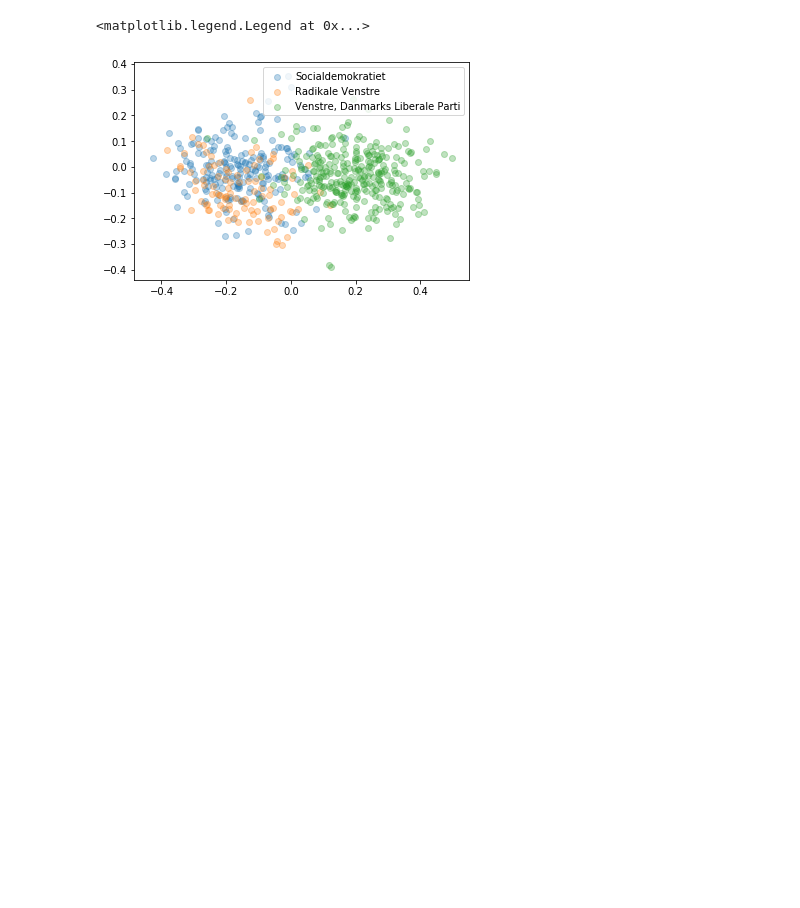
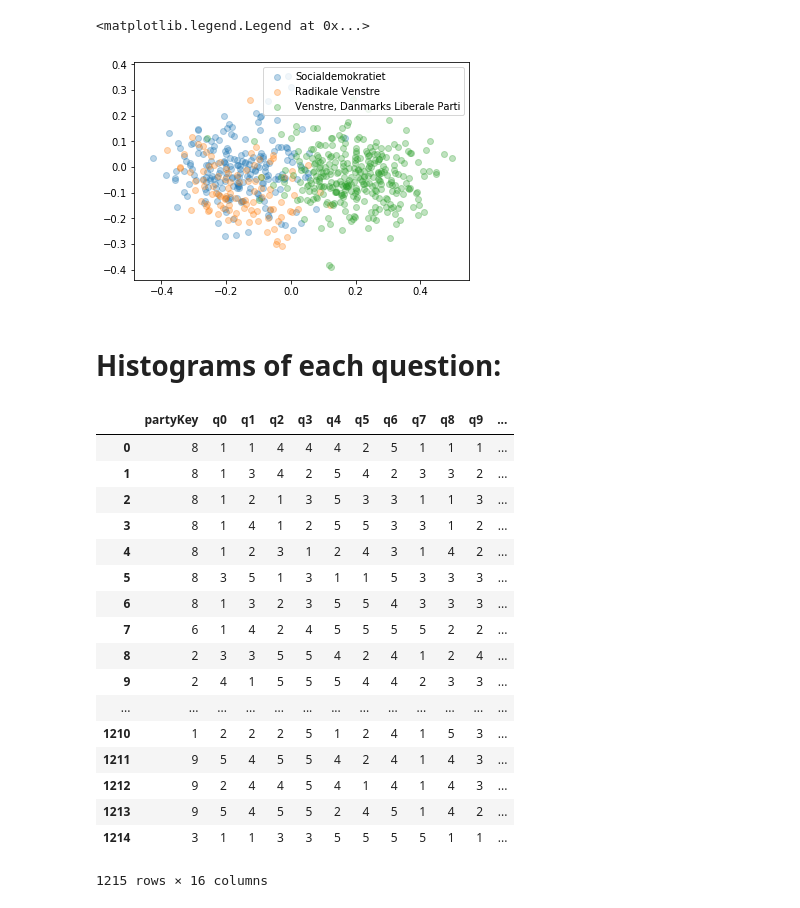
Before and after one commit to JonasPC/BayesFactorModel, a Jupyter notebook: notebooks/cleaningkv17data.ipynb, the cells around one changed output. Saved outputs shown, nothing was run; the diff lists cells and outputs as text; code cells hidden in the pictures; blank space fills up the shorter version.

```diff
--- a/notebooks/cleaningkv17data.ipynb
+++ b/notebooks/cleaningkv17data.ipynb
@@ -238,3 +246,26 @@ plt.legend()
 # %% [output]
 <matplotlib.legend.Legend at 0x...>
 [figure]
+# %% [markdown]
+# Histograms of each question:
+# %%
+df
+# %% [output]
+|  | partyKey | q0 | q1 | q2 | q3 | q4 | q5 | q6 | q7 | q8 | q9 | ... |
+| 0 | 8 | 1 | 1 | 4 | 4 | 4 | 2 | 5 | 1 | 1 | 1 | ... |
+| 1 | 8 | 1 | 3 | 4 | 2 | 5 | 4 | 2 | 3 | 3 | 2 | ... |
+| 2 | 8 | 1 | 2 | 1 | 3 | 5 | 3 | 3 | 1 | 1 | 3 | ... |
+| 3 | 8 | 1 | 4 | 1 | 2 | 5 | 5 | 3 | 3 | 1 | 2 | ... |
+| 4 | 8 | 1 | 2 | 3 | 1 | 2 | 4 | 3 | 1 | 4 | 2 | ... |
+| 5 | 8 | 3 | 5 | 1 | 3 | 1 | 1 | 5 | 3 | 3 | 3 | ... |
+| 6 | 8 | 1 | 3 | 2 | 3 | 5 | 5 | 4 | 3 | 3 | 3 | ... |
+| 7 | 6 | 1 | 4 | 2 | 4 | 5 | 5 | 5 | 5 | 2 | 2 | ... |
+| 8 | 2 | 3 | 3 | 5 | 5 | 4 | 2 | 4 | 1 | 2 | 4 | ... |
+| 9 | 2 | 4 | 1 | 5 | 5 | 5 | 4 | 4 | 2 | 3 | 3 | ... |
+| ... | ... | ... | ... | ... | ... | ... | ... | ... | ... | ... | ... | ... |
+| 1210 | 1 | 2 | 2 | 2 | 5 | 1 | 2 | 4 | 1 | 5 | 3 | ... |
+| 1211 | 9 | 5 | 4 | 5 | 5 | 4 | 2 | 4 | 1 | 4 | 3 | ... |
+| 1212 | 9 | 2 | 4 | 4 | 5 | 4 | 1 | 4 | 1 | 4 | 3 | ... |
+| 1213 | 9 | 5 | 4 | 5 | 5 | 2 | 4 | 5 | 1 | 4 | 2 | ... |
+| 1214 | 3 | 1 | 1 | 3 | 3 | 5 | 5 | 5 | 5 | 1 | 1 | ... |
+1215 rows × 16 columns
```
Also changed, not shown: parts of 4 cells of this notebook, 1 other file.
